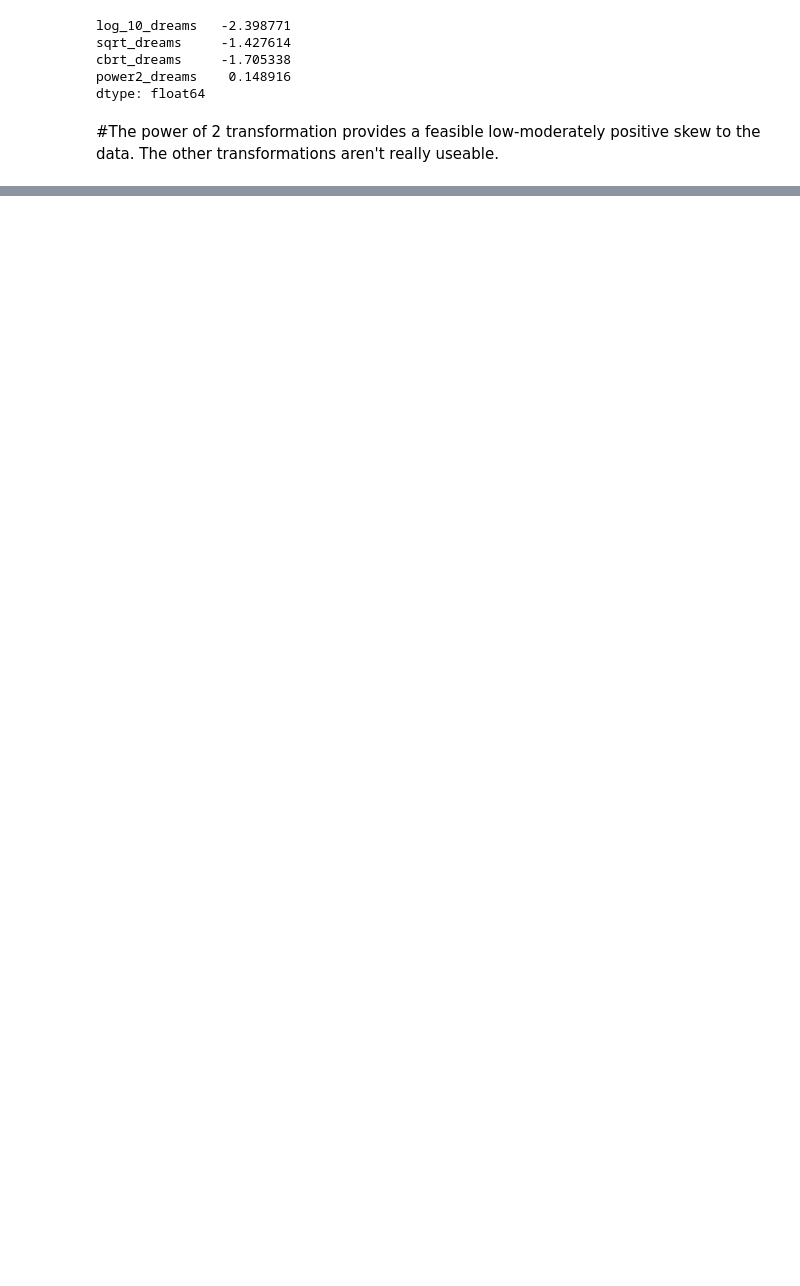
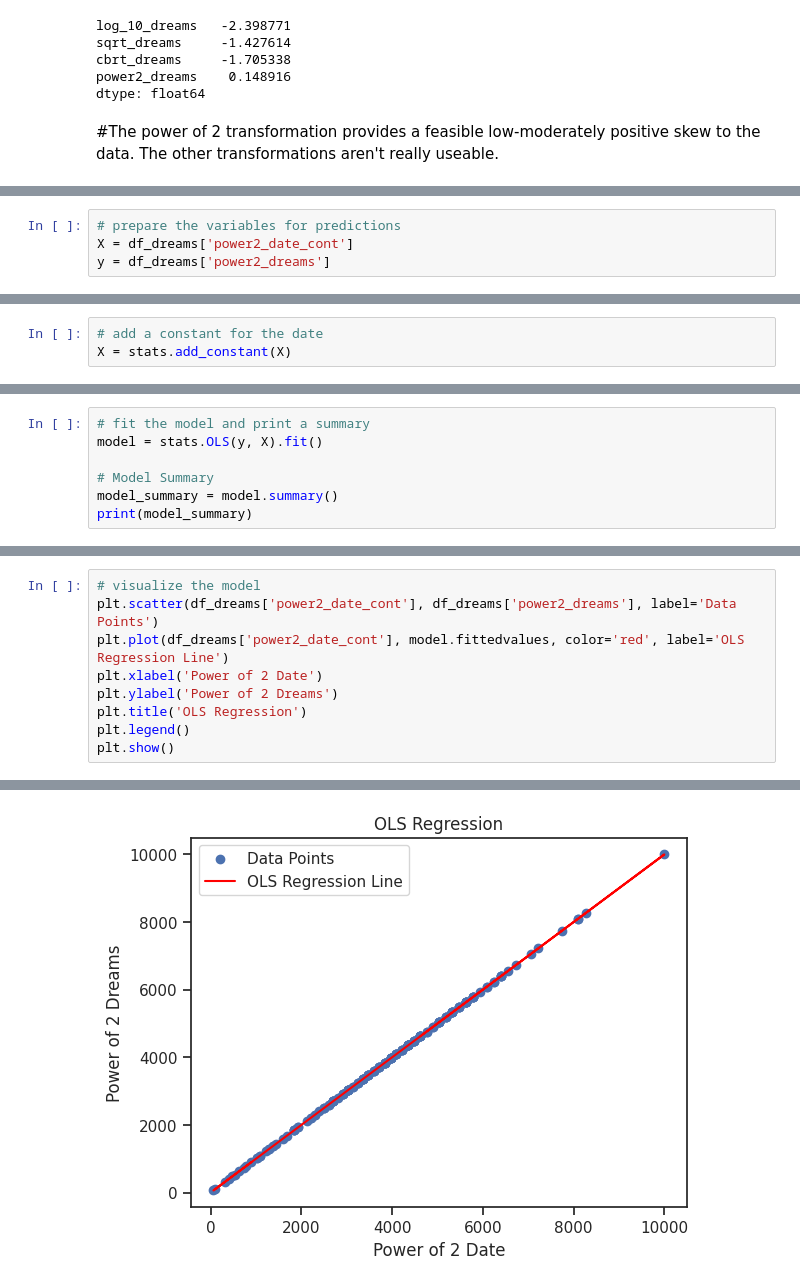
Before and after one commit to supercarp/makeovermonday, a Jupyter notebook: makeover_monday_week_40.ipynb, the cells around one changed output, grey strips where cells are left out. Drawn from its saved outputs; the diff is of its cells as text; blank space fills up the shorter version.

```diff
--- a/makeover_monday_week_40.ipynb
+++ b/makeover_monday_week_40.ipynb
@@ -410,0 +414,4 @@ dtype: float64
+# %%
+# prepare the variables for predictions
+X = df_dreams['power2_date_cont']
+y = df_dreams['power2_dreams']
@@ -410,0 +420,3 @@ dtype: float64
+# %%
+# add a constant for the date
+X = stats.add_constant(X)
@@ -410,0 +425,7 @@ dtype: float64
+# %%
+# fit the model and print a summary
+model = stats.OLS(y, X).fit()
+
+# Model Summary
+model_summary = model.summary()
+print(model_summary)
@@ -410,0 +451,10 @@ dtype: float64
+# %%
+# visualize the model
+plt.scatter(df_dreams['power2_date_cont'], df_dreams['power2_dreams'], label='Data Points')
+plt.plot(df_dreams['power2_date_cont'], model.fittedvalues, color='red', label='OLS Regression Line')
+plt.xlabel('Power of 2 Date')
+plt.ylabel('Power of 2 Dreams')
+plt.title('OLS Regression')
+plt.legend()
+plt.show()
+# %% [output]
@@ -410,0 +462 @@ dtype: float64
+[figure, added]
```
Also changed, not shown: parts of 27 cells of this notebook.
